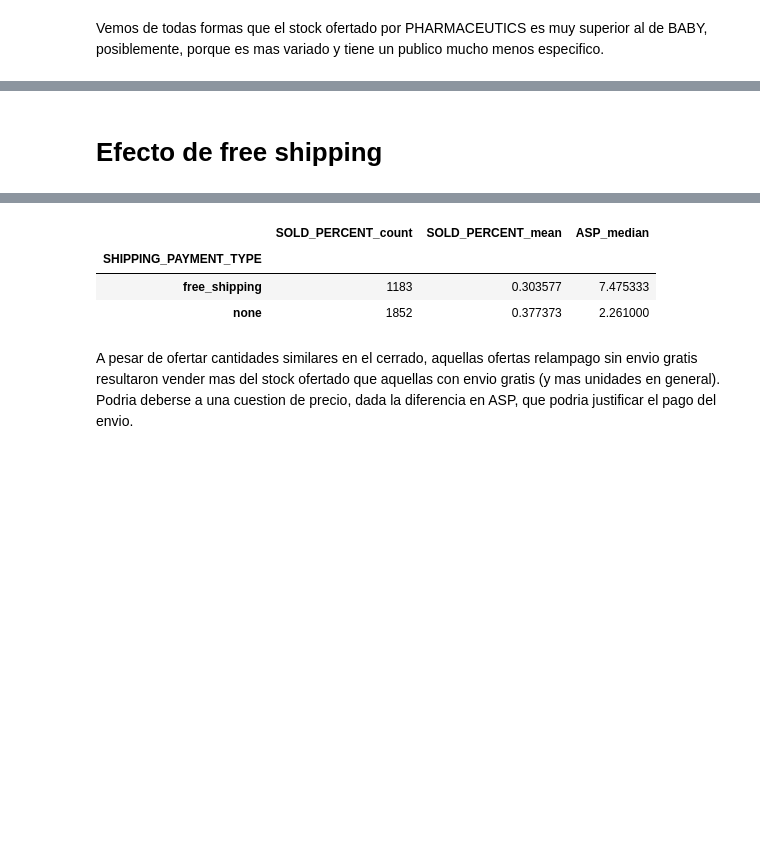
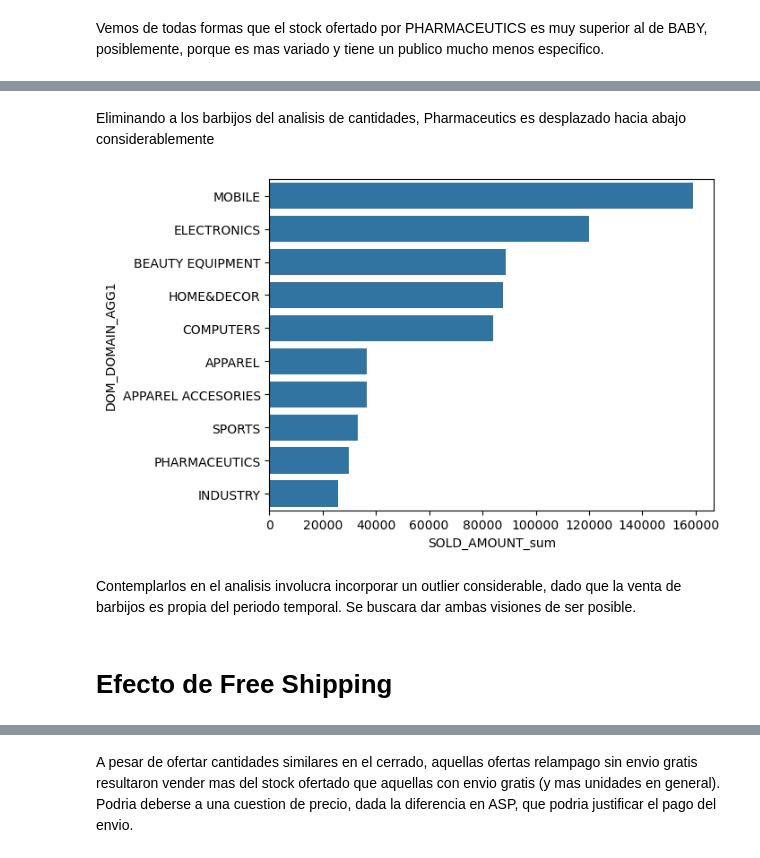
Before and after one commit to nicolas-morelli/ds-challenge, a Jupyter notebook: ofertas-relampago/eda.ipynb, the cells around one changed output, grey strips where cells are left out. Cells and saved outputs as stored; diff of their text form; code cells hidden in the pictures; blank space fills up the shorter version.

```diff
--- a/ofertas-relampago/eda.ipynb
+++ b/ofertas-relampago/eda.ipynb
@@ -139,5 +159,14 @@ Aun asi, sectores de Nicho como PETS FOODS y SECURITY performan bien, posiblemen
+# %% [markdown]
+Eliminando a los barbijos del analisis de cantidades, Pharmaceutics es desplazado hacia abajo considerablemente
+# %%
+ax = sns.barplot(dom_df[dom_df['SOLD_PERCENT_count'] > 0].sort_values(by='SOLD_AMOUNT_sum', ascending=False).iloc[:10]['SOLD_AMOUNT_sum'], orient='h')
+plt.show()
+# %% [output]
+[figure, added]
+# %% [markdown]
+Contemplarlos en el analisis involucra incorporar un outlier considerable, dado que la venta de barbijos es propia del periodo temporal. Se buscara dar ambas visiones de ser posible.
 # %% [markdown]
-# Efecto de free shipping
+# Efecto de Free Shipping
 # %%
 sh_df = df.groupby(['SHIPPING_PAYMENT_TYPE'])[['INVOLVED_STOCK', 'SOLD_AMOUNT', 'SOLD_QUANTITY', 'SOLD_PERCENT', 'OFFER_SPAN_MINUTES', 'ASP']].agg(['sum', 'max', 'mean', 'median', 'count'])
 sh_df.columns = ['_'.join(col) for col in sh_df.columns.to_flat_index()]
@@ -148,14 +177,5 @@ sh_df[['SOLD_PERCENT_count', 'SOLD_PERCENT_mean', 'ASP_median', 'SOLD_QUANTITY_s
 | SHIPPING_PAYMENT_TYPE |  |  |  |  |  | ... |
 | free_shipping | 26658 | 0.156757 | 7.897 | 66124.0 | 748536.12 | ... |
 | none | 22088 | 0.259344 | 2.430 | 203566.0 | 510127.38 | ... |
-# %%
-shp_df = df[df['DOM_DOMAIN_AGG1'] == 'PHARMACEUTICS'].groupby(['SHIPPING_PAYMENT_TYPE'])[['INVOLVED_STOCK', 'SOLD_AMOUNT', 'SOLD_QUANTITY', 'SOLD_PERCENT', 'ASP']].agg(['sum', 'max', 'mean', 'median', 'count'])
-shp_df.columns = ['_'.join(col) for col in shp_df.columns.to_flat_index()]
-shp_df[['SOLD_PERCENT_count', 'SOLD_PERCENT_mean', 'ASP_median']]
-# %% [output]
-|  | SOLD_PERCENT_count | SOLD_PERCENT_mean | ASP_median |
-| SHIPPING_PAYMENT_TYPE |  |  |  |
-| free_shipping | 1183 | 0.303577 | 7.475333 |
-| none | 1852 | 0.377373 | 2.261000 |
 # %% [markdown]
 A pesar de ofertar cantidades similares en el cerrado, aquellas ofertas relampago sin envio gratis resultaron vender mas del stock ofertado que aquellas con envio gratis (y mas unidades en general). Podria deberse a una cuestion de precio, dada la diferencia en ASP, que podria justificar el pago del envio.
```
Also changed, not shown: parts of 57 cells of this notebook, 5 other files.
